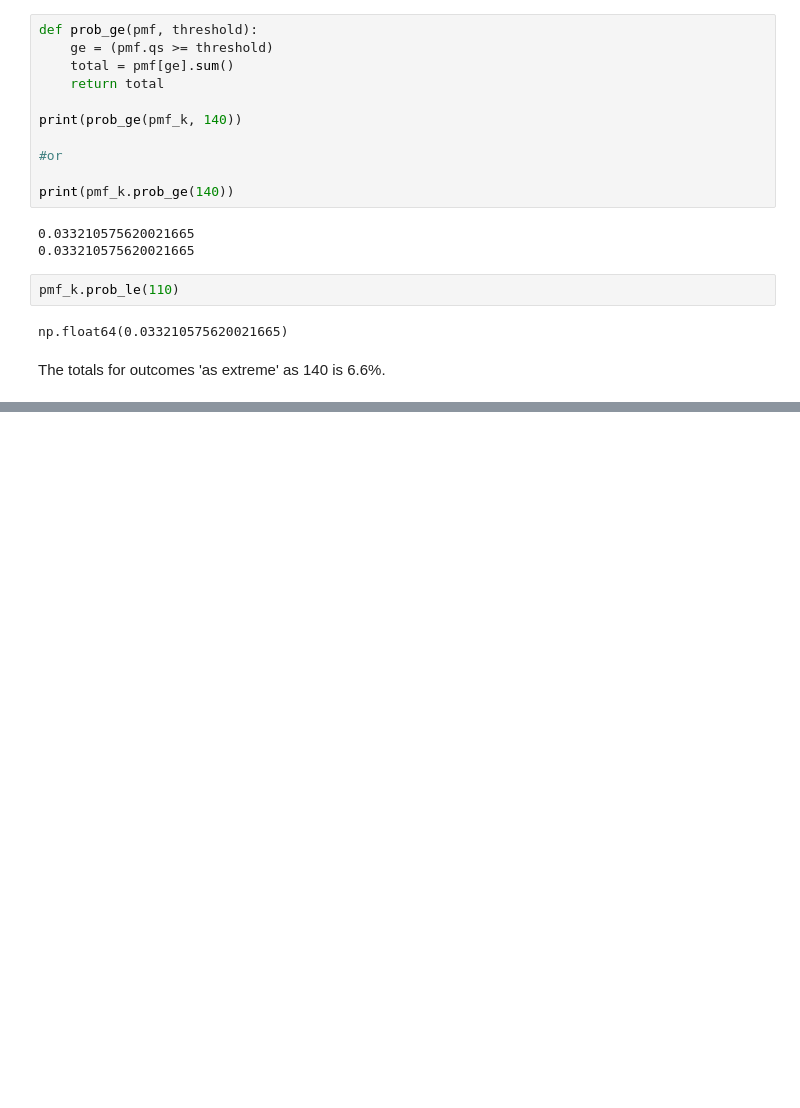
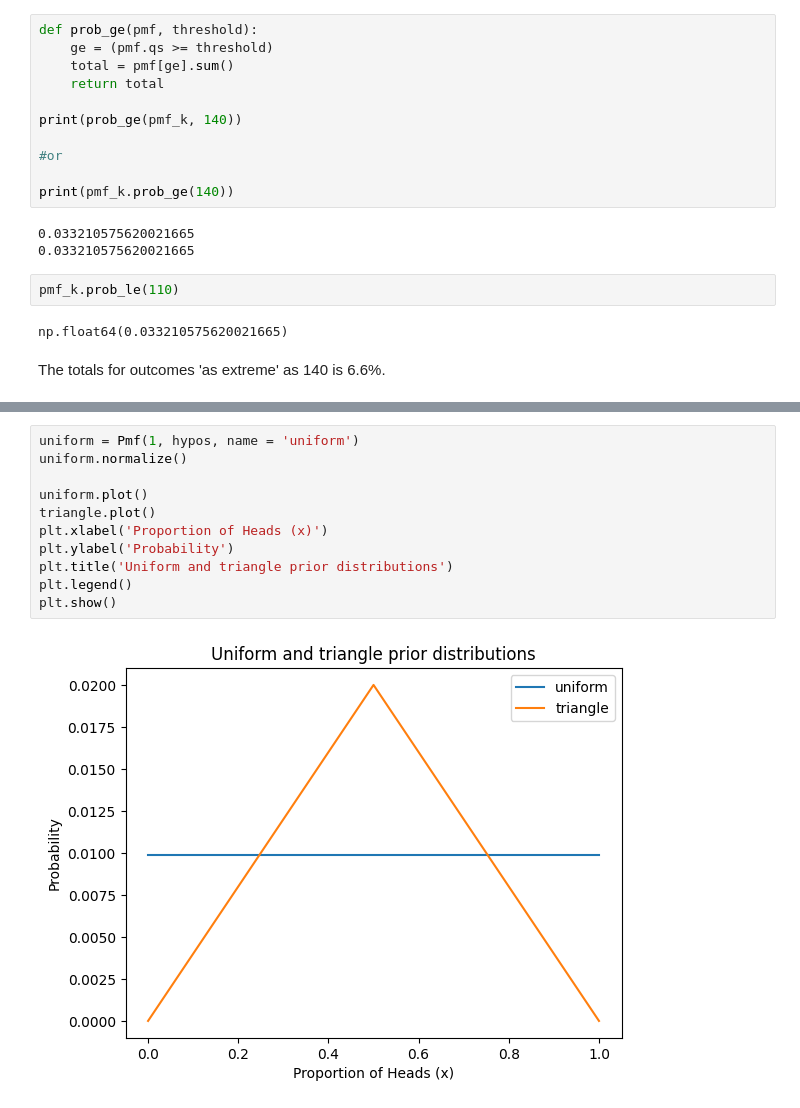
Before and after one commit to coletlacroix/math, a Jupyter notebook: 00.10_Think_Bayes_Downey/4_estimating_proportions.ipynb, the cells around one changed output, grey strips where cells are left out. Saved outputs shown, nothing was run; the diff lists cells and outputs as text; blank space fills up the shorter version.

```diff
--- a/00.10_Think_Bayes_Downey/4_estimating_proportions.ipynb
+++ b/00.10_Think_Bayes_Downey/4_estimating_proportions.ipynb
@@ -103,0 +157,13 @@ The totals for outcomes 'as extreme' as 140 is 6.6%.
+# %%
+uniform = Pmf(1, hypos, name = 'uniform')
+uniform.normalize()
+
+uniform.plot()
+triangle.plot()
+plt.xlabel('Proportion of Heads (x)')
+plt.ylabel('Probability')
+plt.title('Uniform and triangle prior distributions')
+plt.legend()
+plt.show()
+# %% [output]
+[figure, added]
```
Also changed, not shown: parts of 10 cells of this notebook, 1 other file.
